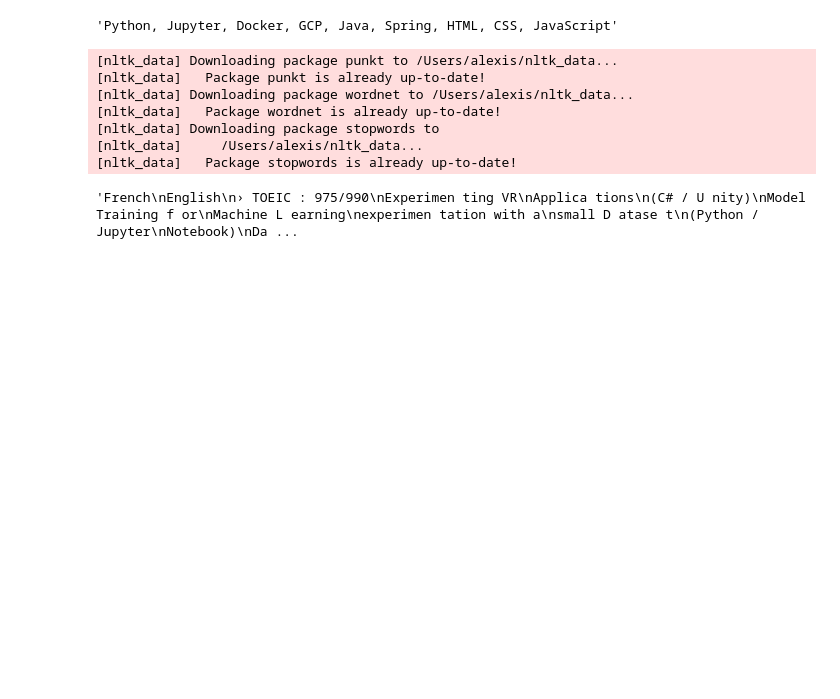
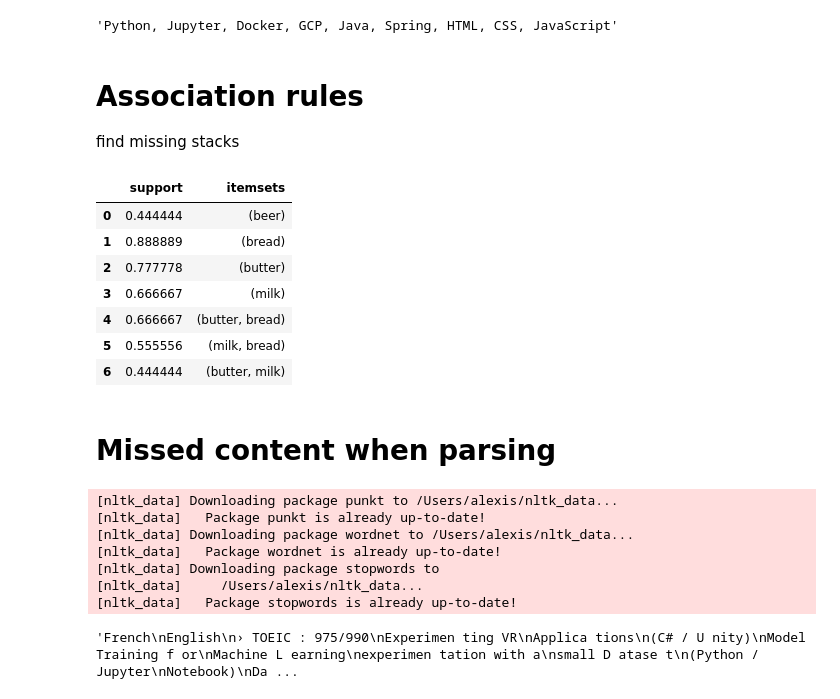
Before and after one commit to addaix/smart_cv, a Jupyter notebook: misc/ad_resume_parsing.ipynb, the cells around one changed output. Saved outputs shown, nothing was run; the diff lists cells and outputs as text; code cells hidden in the pictures; blank space fills up the shorter version.

```diff
--- a/misc/ad_resume_parsing.ipynb
+++ b/misc/ad_resume_parsing.ipynb
@@ -18,6 +71,49 @@ content = dag('Guillaume.pdf')
 content["skills"]
 # %% [output]
 'Python, Jupyter, Docker, GCP, Java, Spring, HTML, CSS, JavaScript'
+# %% [markdown]
+# Association rules
+find missing stacks
+# %%
+# apriori algorithm
+from mlxtend.frequent_patterns import apriori
+
+# Create sequences of transactions
+transactions = [
+    ['bread', 'milk', 'beer'],
+    ['bread', 'butter', 'beer'],
+    ['milk', 'butter', 'beer'],
+    ['bread', 'milk', 'butter'],
+    ['bread', 'milk'],
+    ['bread', 'butter'],
+    ['bread', 'butter'],
+    ['bread', 'milk', 'butter', 'beer'],
+    ['bread', 'milk', 'butter']
+]
+
+# Create a DataFrame
+import pandas as pd
+from mlxtend.preprocessing import TransactionEncoder
+
+te = TransactionEncoder()
+te_ary = te.fit(transactions).transform(transactions)
+df = pd.DataFrame(te_ary, columns=te.columns_)
+
+
+# Apply the Apriori algorithm
+frequent_itemsets = apriori(df, min_support=0.4, use_colnames=True)
+frequent_itemsets
+# %% [output]
+|  | support | itemsets |
+| 0 | 0.444444 | (beer) |
+| 1 | 0.888889 | (bread) |
+| 2 | 0.777778 | (butter) |
+| 3 | 0.666667 | (milk) |
+| 4 | 0.666667 | (butter, bread) |
+| 5 | 0.555556 | (milk, bread) |
+| 6 | 0.444444 | (butter, milk) |
+# %% [markdown]
+# Missed content when parsing
 # %%
 from meshed import DAG
 from oa import prompt_function, chat
```
Also changed, not shown: parts of 5 cells of this notebook, 4 other files.
